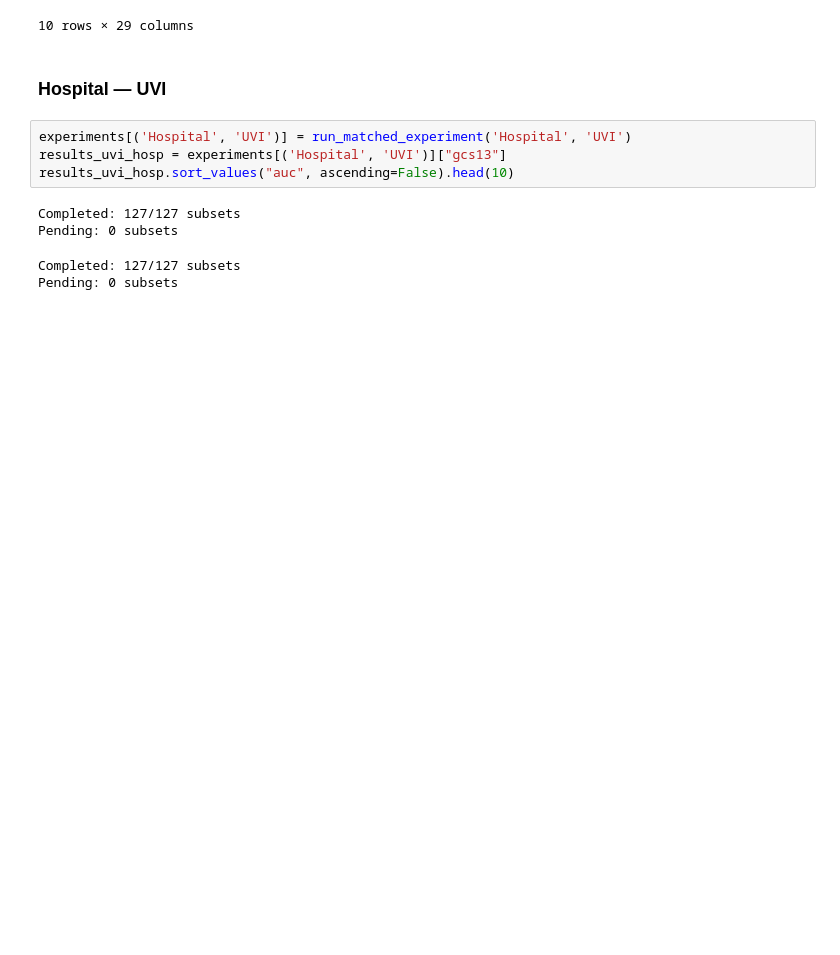
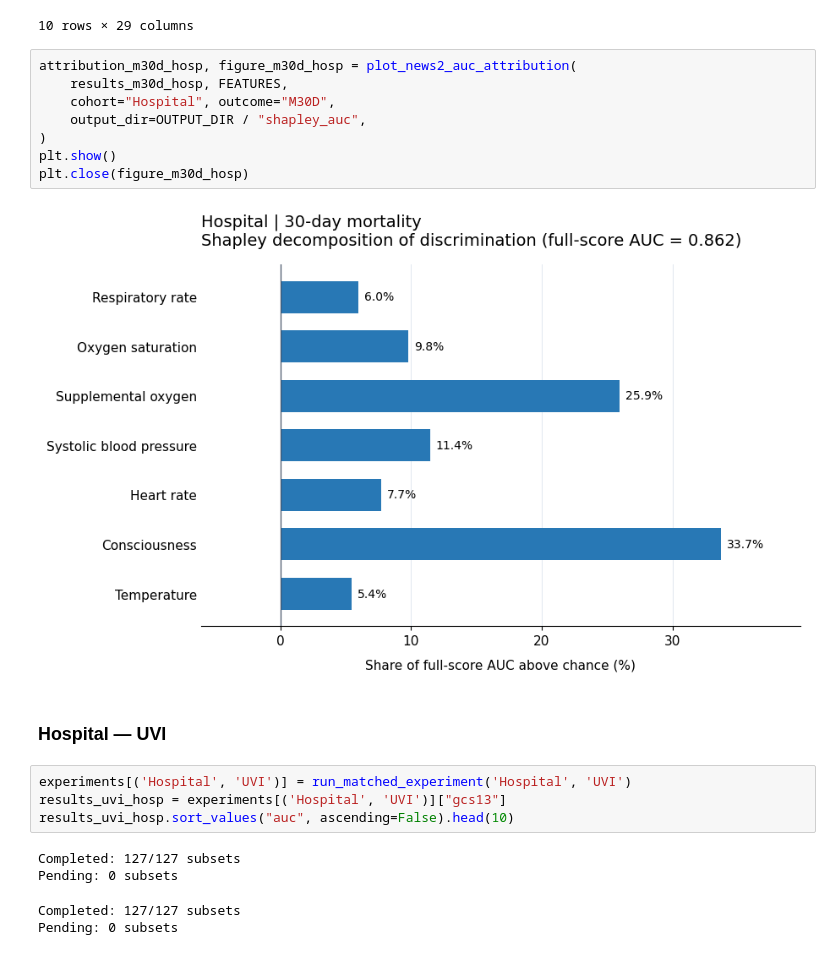
Before and after one commit to abarrenap/NEWS2_Deconstruction, a Jupyter notebook: sensitivity analisis/02_consciousness_gcs_below_13.ipynb, the cells around one changed output. Drawn from its saved outputs; the diff is of its cells as text; blank space fills up the shorter version.

```diff
--- a/sensitivity analisis/02_consciousness_gcs_below_13.ipynb
+++ b/sensitivity analisis/02_consciousness_gcs_below_13.ipynb
@@ -172,6 +192,16 @@ Pending: 0 subsets
 | 66 | sensitivity_hospital_m30d_gcs13_1... | blod_oxy|oxigen|consciousness | blod_oxy + oxigen + consciousness | ["blod_oxy", "oxigen", "conscious... | 3 | 10 | 9 | ... |
 | 1 | sensitivity_hospital_m30d_gcs13_1... | resp_rate|blod_oxy|oxigen|blod_pr... | resp_rate + blod_oxy + oxigen + b... | ["resp_rate", "blod_oxy", "oxigen... | 6 | 10 | 9 | ... |
 10 rows × 29 columns
+# %%
+attribution_m30d_hosp, figure_m30d_hosp = plot_news2_auc_attribution(
+    results_m30d_hosp, FEATURES,
+    cohort="Hospital", outcome="M30D",
+    output_dir=OUTPUT_DIR / "shapley_auc",
+)
+plt.show()
+plt.close(figure_m30d_hosp)
+# %% [output]
+[figure, added]
 # %% [markdown]
 ### Hospital — UVI
 # %%
```
Also changed, not shown: parts of 4 cells of this notebook, 2 other files.
